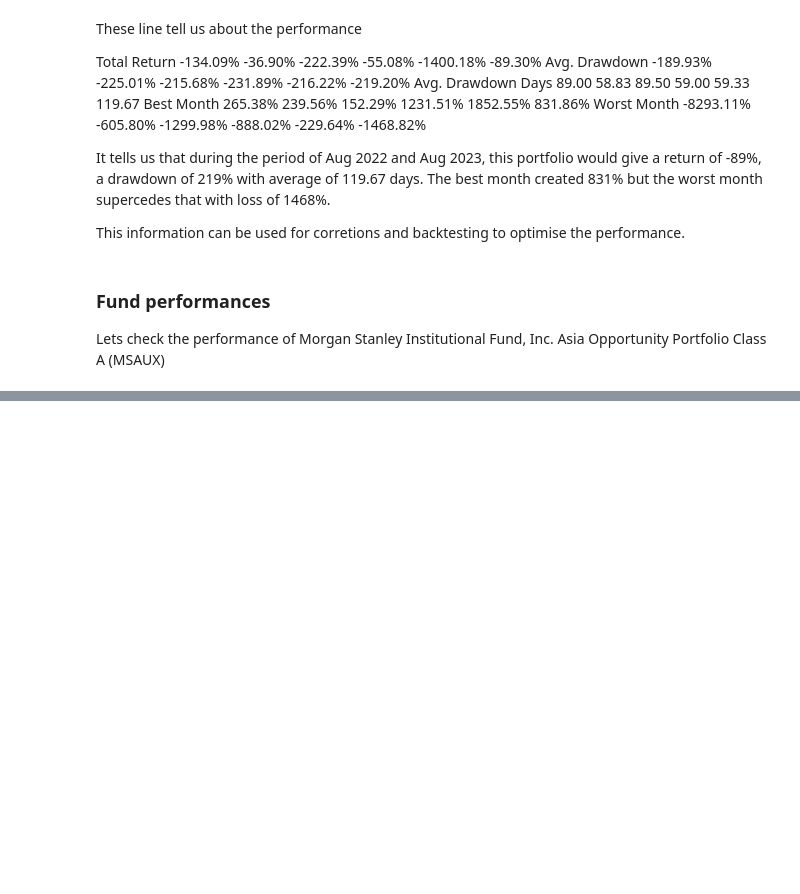
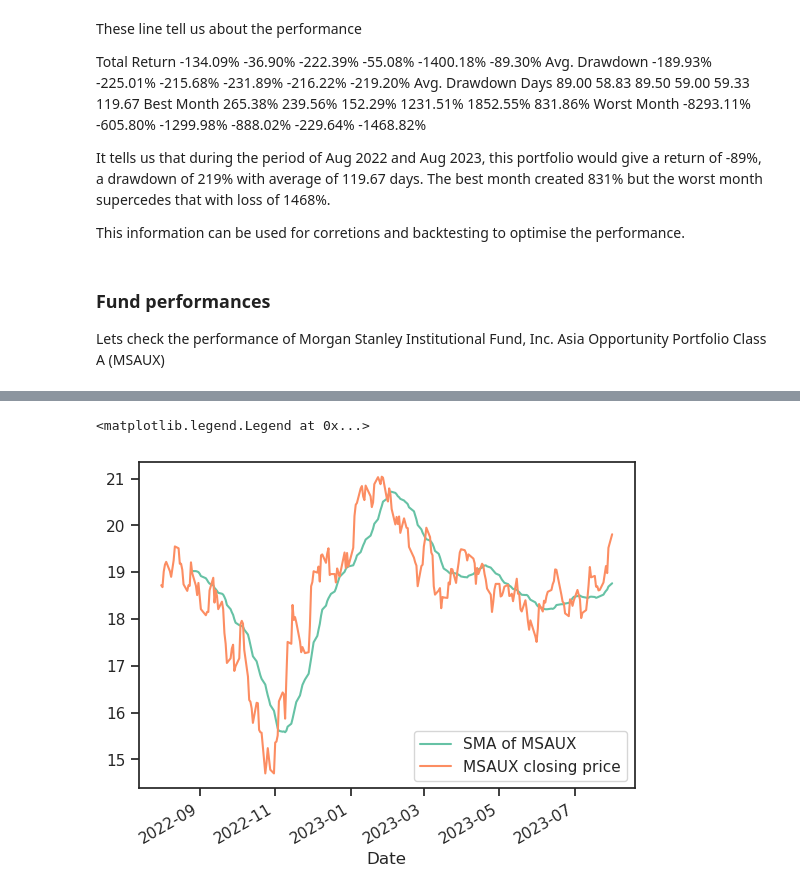
Before and after one commit to ansingh16/risk-management, a Jupyter notebook: VAR.ipynb, the cells around one changed output, grey strips where cells are left out. Saved outputs shown, nothing was run; the diff lists cells and outputs as text; code cells hidden in the pictures; blank space fills up the shorter version.

```diff
--- a/VAR.ipynb
+++ b/VAR.ipynb
@@ -354,0 +254,14 @@ Level 1.0: The data does not follow a normal distribution.
+# %%
+
+import yfinance as yf
+import matplotlib.pyplot as plt
+import numpy as np
+import pandas as pd
+import ffn
+
+start_date = '2022-08-01'
+end_date = '2023-08-01'
+
+funds = ffn.get('MSAUX:Close,MIOPX:Close,MGGPX:Close,MFAPX:Close',start=start_date,end=end_date)
+
+funds.tail()
@@ -354,0 +280,15 @@ Level 1.0: The data does not follow a normal distribution.
+# %%
+import talib
+# calculate simple moving average for MSAUX
+# window of 20 days
+
+funds['MA-msaux'] = talib.SMA(funds['msauxclose'], timeperiod=20)
+
+# plot
+
+funds['MA-msaux'].plot(label='SMA of MSAUX')
+funds['msauxclose'].plot(label='MSAUX closing price')
+plt.legend()
+# %% [output]
+<matplotlib.legend.Legend at 0x...>
+[figure, added]
```
Also changed, not shown: parts of 21 cells of this notebook.
